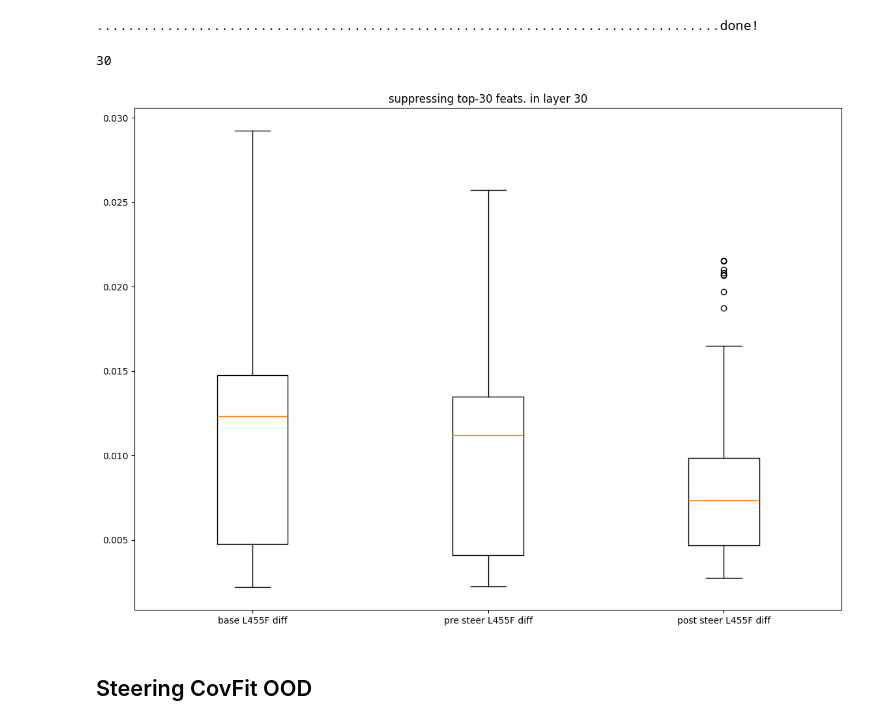
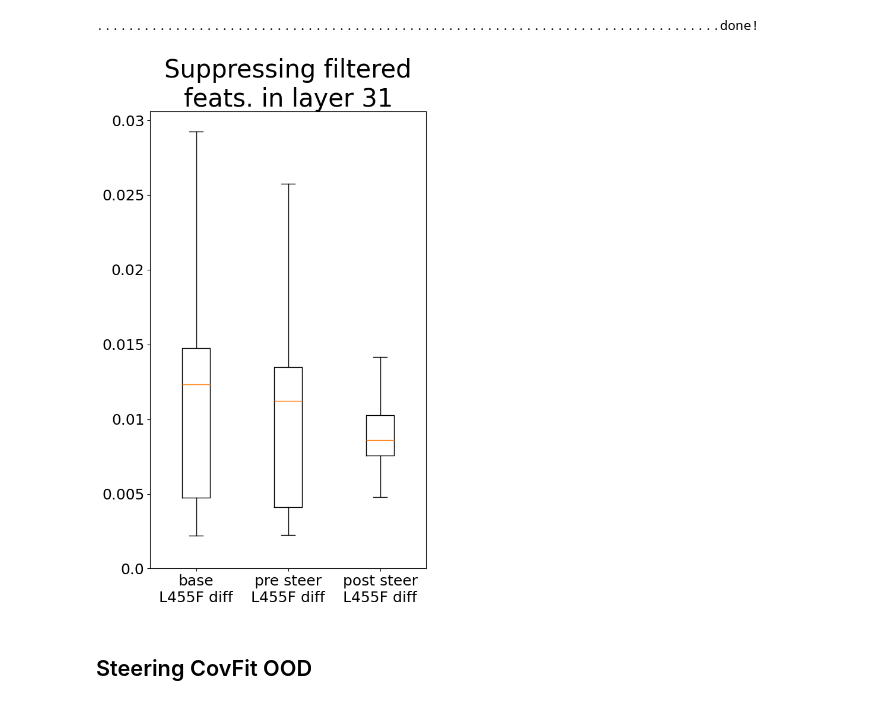
Before and after one commit to blab/mutational-embedding-vectors, a Jupyter notebook: notebooks/plm_circuits/ex27_plt_cont.ipynb, the cells around one changed output. Saved outputs shown, nothing was run; the diff lists cells and outputs as text; code cells hidden in the pictures.

```diff
--- a/notebooks/plm_circuits/ex27_plt_cont.ipynb
+++ b/notebooks/plm_circuits/ex27_plt_cont.ipynb
@@ -639,7 +639,7 @@ parser.add_argument("--limit", type=int, default=None)
 parser.add_argument("--top_k_seqs", type=int, default=10)
 
 arg_dict = {
-    "--top_k_seqs":30
+    "--top_k_seqs":20
 }
 args = parser.parse_args([str(x) for (k,v) in arg_dict.items() for x in (k,v)])
 # %%
@@ -1039,18 +1047,27 @@ def viz_feature_vals(layer, feat, viz=True):
 # print(best_k)
 # print(val_recovered_spearman)
 # print(circuit_nodes_map)
+# %%
+feats_per_layer = len(ref_storage[0])
 # %%
-for layer in range(esm_config.num_hidden_layers):
-    top_nodes = list(circuit_nodes_map[f"{layer}"])
+key_feats = dict()
+
+# for layer in range(esm_config.num_hidden_layers):
+for layer in [31]:
+    key_feats[layer] = []
+    # top_nodes = list(circuit_nodes_map[f"{layer}"])
+    top_nodes = list(range(feats_per_layer))
     for feat in top_nodes:
         acts = viz_feature_vals(layer=layer, feat=feat, viz=False)
 
-        # aa1 = 455
-        aa2 = 456
+        aa1 = 455
+        aa2 = 679
         if acts.mean() < 10:
             threshold = max(np.quantile(acts,0.9), 10)
-            # if acts[aa1] > threshold:
-            #     print(f"L {layer}, feat {feat}: {aa1}, {acts[aa1]}, {acts.mean()}")
+            if acts[aa1] > threshold:
+                print(f"L {layer}, feat {feat}: {aa1}, {acts[aa1]}, {acts.mean()}")
+                key_feats[layer].append(feat)
             if acts[aa2] > threshold:
                 print(f"L {layer}, feat {feat}: {aa2}, {acts[aa2]}, {acts.mean()}")
+                key_feats[layer].append(feat)
 # %% [output]
@@ -1142,7 +1165,7 @@ base_pred_f = esm_fine_tuned(discoverer.pl_module.tokenize(F455_data)).logits[:,
 base_pred_l = esm_fine_tuned(discoverer.pl_module.tokenize(L455_data)).logits[:,logit_id].cpu().numpy()
 
 # circs = [{31:[12642, 22642, 10003]}, {}]
-circs = [{LAYER:circuit_data["nodes"][f"{LAYER}"]}, {}]
+circs = [key_feats, {}]
 for f_seq, l_seq in zip(F455_data, L455_data):
     print(".", end="")
 
@@ -1166,25 +1189,23 @@ for f_seq, l_seq in zip(F455_data, L455_data):
 print("done!")
 # %% [output]
 ................................................................................done!
-# %%
-print(len(circuit_data["nodes"][f"{LAYER}"]))
-# %% [output]
-30
 # %%
 pre_steer = np.array(pre_steer)
 post_steer = np.array(post_steer)
 # %%
-fig, ax = plt.subplots(1,1,figsize=(14,10))
+fig, ax = plt.subplots(1,1,figsize=(6,10))
 b_plot_dict = {}
 for y, label in zip((base_pred_f - base_pred_l, pre_steer - pre_steer_l, post_steer - pre_steer_l), \
-                    ("base L455F diff", "pre steer L455F diff", "post steer L455F diff")):
+                    ("base\nL455F diff", "pre steer\nL455F diff", "post steer\nL455F diff")):
     b_plot_dict[label] = y
 
-ax.set_title(f"suppressing top-30 feats. in layer {LAYER}")
-ax.boxplot(b_plot_dict.values(), tick_labels=b_plot_dict.keys())
+ax.set_title(f"Suppressing filtered\nfeats. in layer {LAYER}", fontsize=30)
+ax.boxplot(b_plot_dict.values(), tick_labels=b_plot_dict.keys(), showfliers=False)
+ax.set_xticks(list(range(1,4,1)), b_plot_dict.keys(), fontsize=18)
+ax.set_yticks([x / 200 for x in range(7)], [x / 200 for x in range(7)], fontsize=18)
 plt.show()
 # %% [output]
-[figure, old version]
+[figure, new version]
 # %% [markdown]
 ## Steering CovFit OOD
 # %%
```
Also changed, not shown: parts of 5 cells of this notebook, 2 other files.
